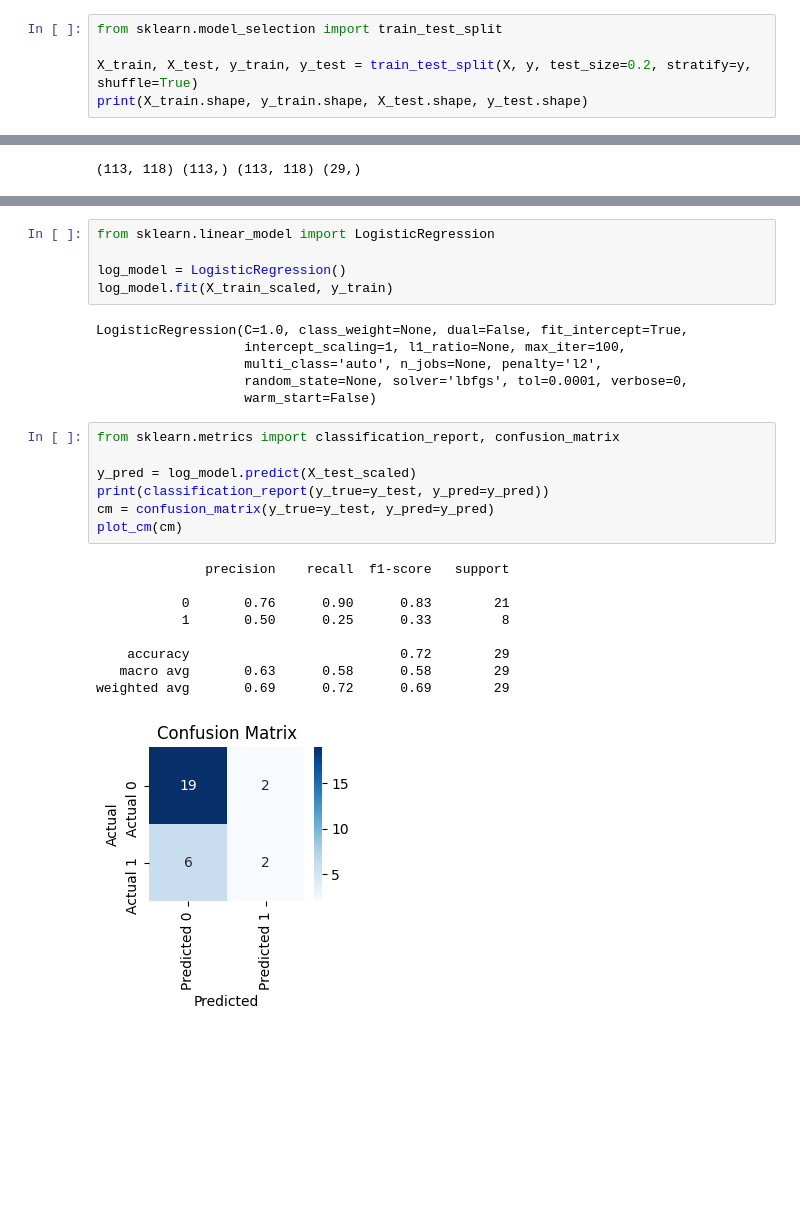
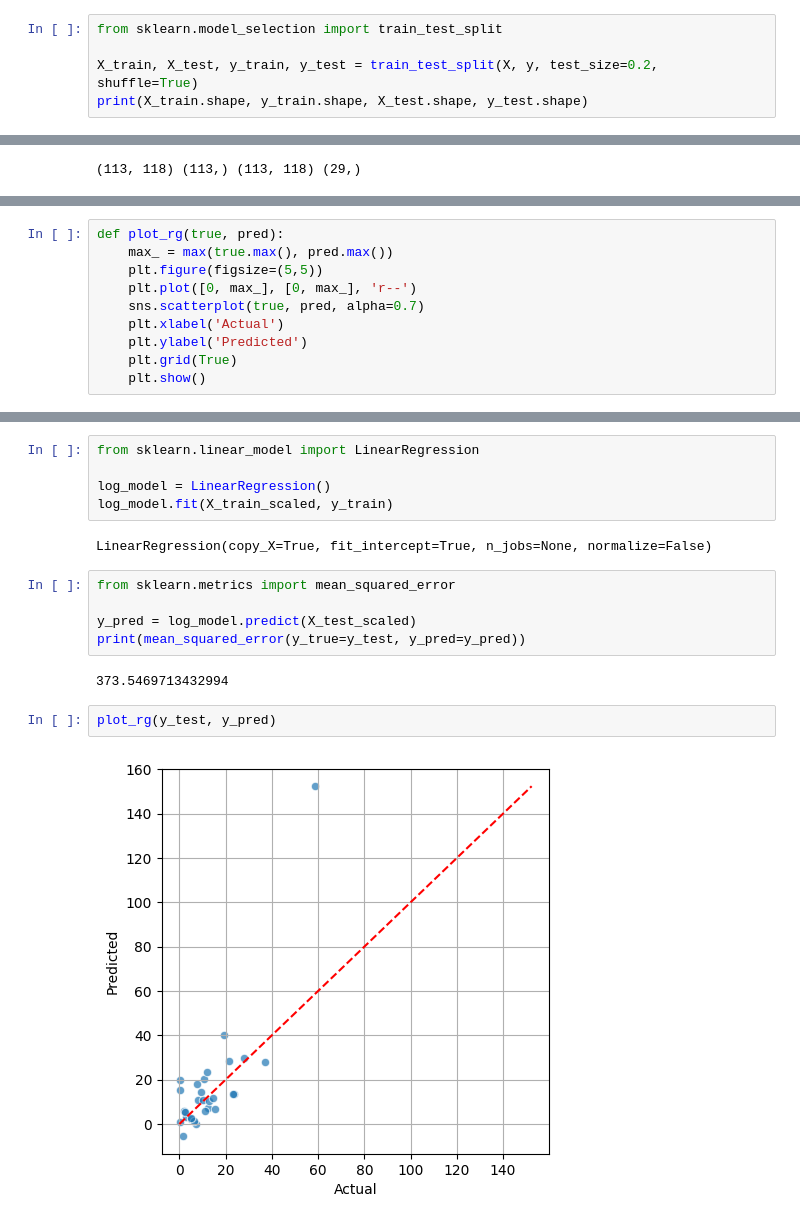
Before and after one commit to EshanJayasundara/Sleep-Apnea-and-Pulse-Oximetry, a Jupyter notebook: usage/sleep_apnea_detection.ipynb, the cells around one changed output, grey strips where cells are left out. Cells and saved outputs as stored; diff of their text form; blank space fills up the shorter version.

Commit message:
classification->regression

```diff
--- a/usage/sleep_apnea_detection.ipynb
+++ b/usage/sleep_apnea_detection.ipynb
@@ -135,7 +116,7 @@ for col in X.columns:
 # %%
 from sklearn.model_selection import train_test_split
 
-X_train, X_test, y_train, y_test = train_test_split(X, y, test_size=0.2, stratify=y, shuffle=True)
+X_train, X_test, y_train, y_test = train_test_split(X, y, test_size=0.2, shuffle=True)
 print(X_train.shape, y_train.shape, X_test.shape, y_test.shape)
 # %% [output]
 (113, 118) (113,) (29, 118) (29,)
@@ -198,0 +180,10 @@ def cross_validation(model_class, X, y, folds):
+# %%
+def plot_rg(true, pred):
+    max_ = max(true.max(), pred.max())
+    plt.figure(figsize=(5,5))
+    plt.plot([0, max_], [0, max_], 'r--')
+    sns.scatterplot(true, pred, alpha=0.7)
+    plt.xlabel('Actual')
+    plt.ylabel('Predicted')
+    plt.grid(True)
+    plt.show()
@@ -199,29 +227,19 @@ def cross_validation(model_class, X, y, folds):
 # %%
-from sklearn.linear_model import LogisticRegression
+from sklearn.linear_model import LinearRegression
 
-log_model = LogisticRegression()
+log_model = LinearRegression()
 log_model.fit(X_train_scaled, y_train)
 # %% [output]
-LogisticRegression(C=1.0, class_weight=None, dual=False, fit_intercept=True,
-                   intercept_scaling=1, l1_ratio=None, max_iter=100,
-                   multi_class='auto', n_jobs=None, penalty='l2',
-                   random_state=None, solver='lbfgs', tol=0.0001, verbose=0,
-                   warm_start=False)
+LinearRegression(copy_X=True, fit_intercept=True, n_jobs=None, normalize=False)
 # %%
-from sklearn.metrics import classification_report, confusion_matrix
+from sklearn.metrics import mean_squared_error
 
 y_pred = log_model.predict(X_test_scaled)
-print(classification_report(y_true=y_test, y_pred=y_pred))
-cm = confusion_matrix(y_true=y_test, y_pred=y_pred)
-plot_cm(cm)
+print(mean_squared_error(y_true=y_test, y_pred=y_pred))
 # %% [output]
-              precision    recall  f1-score   support
-
-           0       0.76      0.90      0.83        21
-           1       0.50      0.25      0.33         8
-
-    accuracy                           0.72        29
-   macro avg       0.63      0.58      0.58        29
-weighted avg       0.69      0.72      0.69        29
+373.5469713432994
-[figure, removed]
+# %%
+plot_rg(y_test, y_pred)
+# %% [output]
+[figure, added]
 # %%
```
Also changed, not shown: parts of 23 cells of this notebook, 3 other files.
